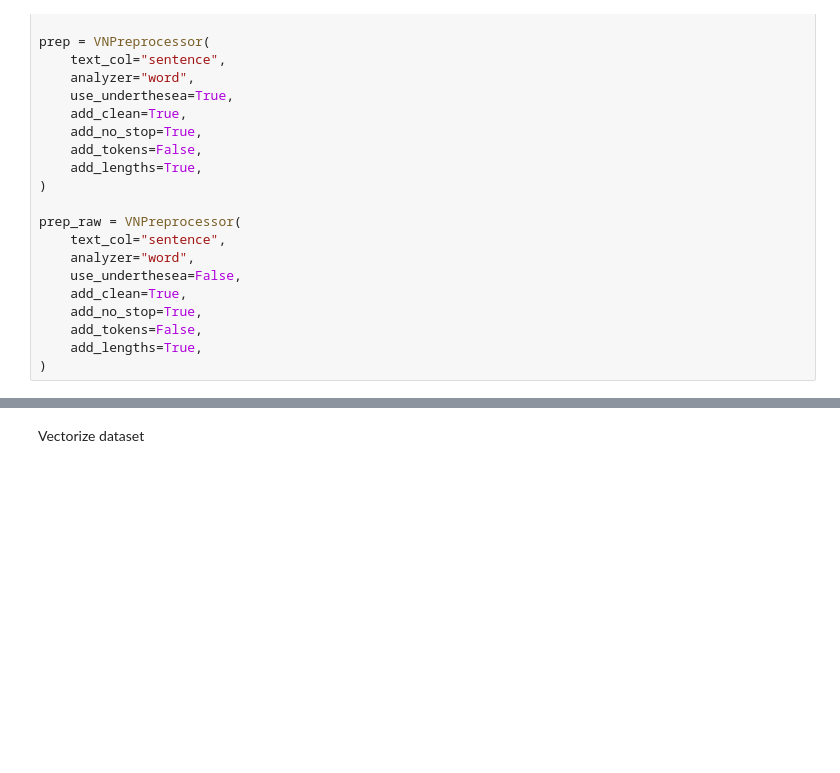
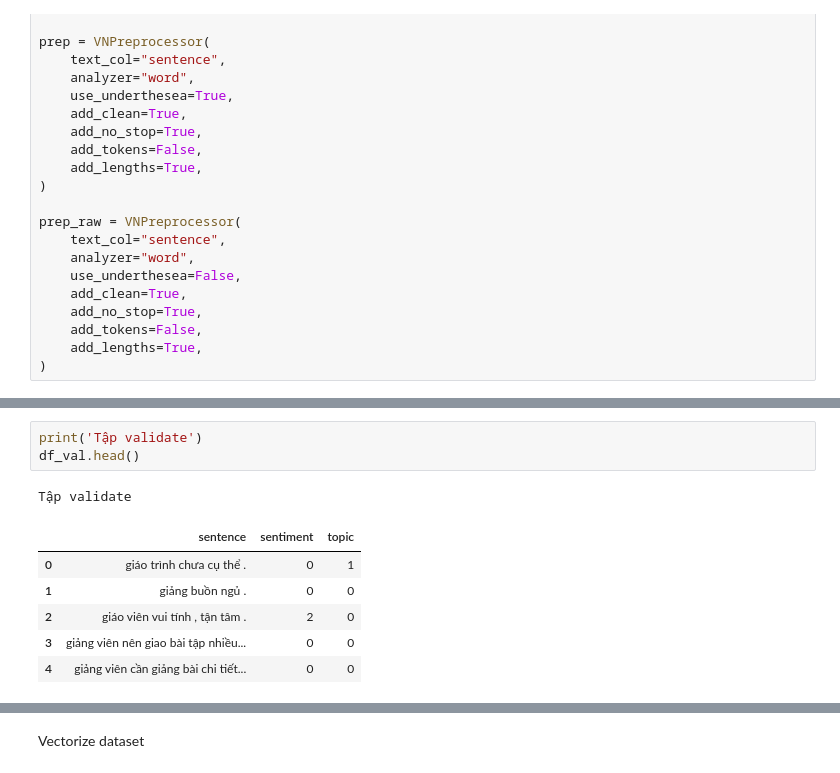
Before and after one commit to UIT-June-2025-Nhom-8/Project_AI_Thinking, a Jupyter notebook: src/main.ipynb, the cells around one changed output, grey strips where cells are left out. Saved outputs shown, nothing was run; the diff lists cells and outputs as text; blank space fills up the shorter version.

```diff
--- a/src/main.ipynb
+++ b/src/main.ipynb
@@ -73,0 +124,11 @@ prep_raw = VNPreprocessor(
+# %%
+print('Tập validate')
+df_val.head()
+# %% [output]
+Tập validate
+|  | sentence | sentiment | topic |
+| 0 | giáo trình chưa cụ thể . | 0 | 1 |
+| 1 | giảng buồn ngủ . | 0 | 0 |
+| 2 | giáo viên vui tính , tận tâm . | 2 | 0 |
+| 3 | giảng viên nên giao bài tập nhiều... | 0 | 0 |
+| 4 | giảng viên cần giảng bài chi tiết... | 0 | 0 |
```
Also changed, not shown: parts of 11 cells of this notebook.
